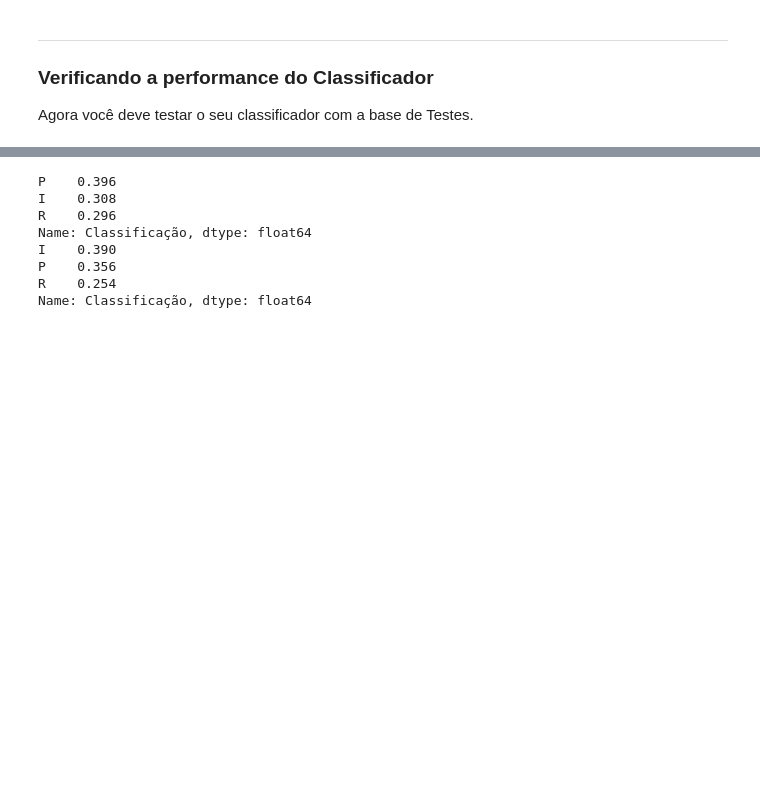
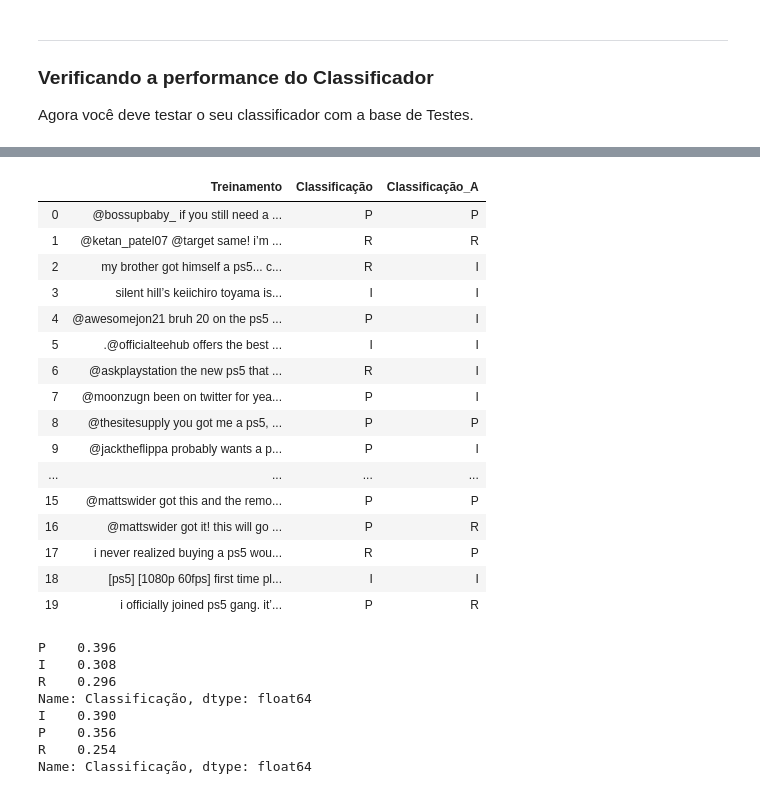
Before and after one commit to JorasOliveira/cDadosP1, a Jupyter notebook: Projeto1_Layout_Classificador.ipynb, the cells around one changed output, grey strips where cells are left out. Saved outputs shown, nothing was run; the diff lists cells and outputs as text; code cells hidden in the pictures; blank space fills up the shorter version.

```diff
--- a/Projeto1_Layout_Classificador.ipynb
+++ b/Projeto1_Layout_Classificador.ipynb
@@ -187,6 +190,72 @@ test.head(20)
 | 17 | @economicsno @toosxope @thesitesu... | P | I |
 | 18 | @vizio @viziosupport my tv is bla... | I | I |
 | 19 | #live : fornite fr game abo parti... | I | I |
+# %%
+l = [] #lista de classificacoes, mesma ordem da base test
+
+for i, tweet in train.iterrows(): #iterando a base de dados
+
+    #inicializamos como 1 para nao dar erro na multiplicacao
+    probTweetR = 1
+    probTweetP = 1
+    probTweetI = 1
+
+    piu = tweet.Treinamento #carregando apenas os tweets
+
+    for c in chars: #iterando a lista de caracrteres p/ remover
+        piu = piu.replace(c, " ") #trocando os caracteres por " "
+
+    #splitando os tweets em palavras e emojis separadamente e calculando a probalidade de cada palavra de ser cada categoria, fazendo a suavizacao de laplace
+    for word in separate_emoji(piu).split():
+
+        #Calculando o P(T|P), P(T|R) e P(T|I)
+        #pega o erro de palavras que nao existem em uma das tabelas
+        try:
+            probTweetR *= tabela_relativa_R[word]
+        except:
+            pass
+
+        try:
+            probTweetP *= tabela_relativa_P[word]
+        except:
+            pass
+
+        try:
+            probTweetI *= tabela_relativa_I[word]
+        except:
+            pass
+
+    #calculando P(P|T), P(R|T), P(I|T)
+    probTweetR = probTweetR * probR
+
+    probTweetP = probTweetP * probP
+
+    probTweetI = probTweetI * probI
+
+    result = {"R":probTweetR,"P":probTweetP,"I": probTweetI} #dicionario para a comparacao dentro do MAX abaixo
+    l.append(max(result, key = result.get)) #compara os valores de r, p, i, e adiciona correta a lista L
+
+train["Classificação_A"] = l #adiciona a coluna classificacao a test, como a ordem eh a mesma, podemos adicionar.
+
+train.head(20)
+# %% [output]
+|  | Treinamento | Classificação | Classificação_A |
+| 0 | @bossupbaby_ if you still need a ... | P | P |
+| 1 | @ketan_patel07 @target same! i’m ... | R | R |
+| 2 | my brother got himself a ps5... c... | R | I |
+| 3 | silent hill’s keiichiro toyama is... | I | I |
+| 4 | @awesomejon21 bruh 20 on the ps5 ... | P | I |
+| 5 | .@officialteehub offers the best ... | I | I |
+| 6 | @askplaystation the new ps5 that ... | R | I |
+| 7 | @moonzugn been on twitter for yea... | P | I |
+| 8 | @thesitesupply you got me a ps5, ... | P | P |
+| 9 | @jacktheflippa probably wants a p... | P | I |
+| ... | ... | ... | ... |
+| 15 | @mattswider got this and the remo... | P | P |
+| 16 | @mattswider got it! this will go ... | P | R |
+| 17 | i never realized buying a ps5 wou... | R | P |
+| 18 | [ps5] [1080p 60fps] first time pl... | I | I |
+| 19 | i officially joined ps5 gang. it’... | P | R |
 # %%
 print(test.Classificação.value_counts(normalize=True))
 print(train.Classificação.apply(lambda x: x.upper()).value_counts(normalize=True))
```
Also changed, not shown: parts of 17 cells of this notebook.
